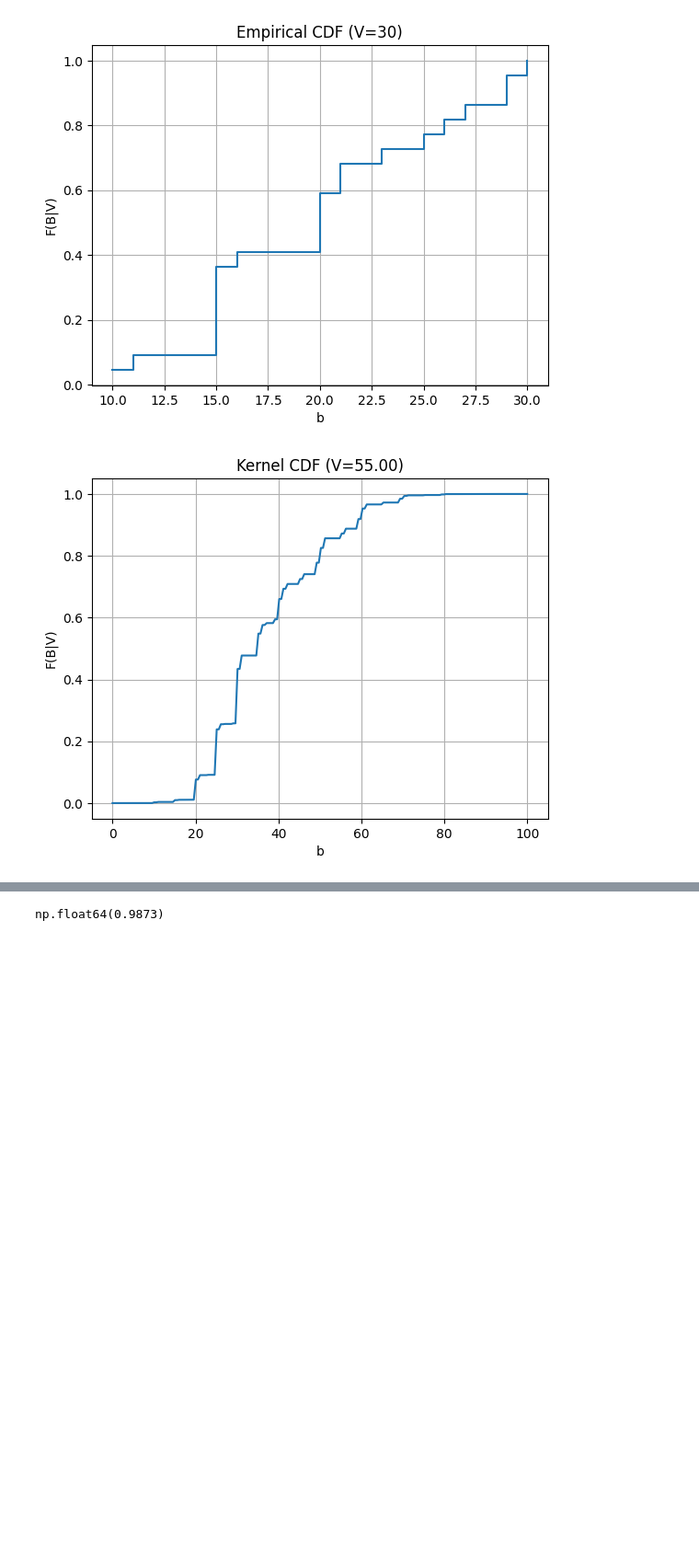
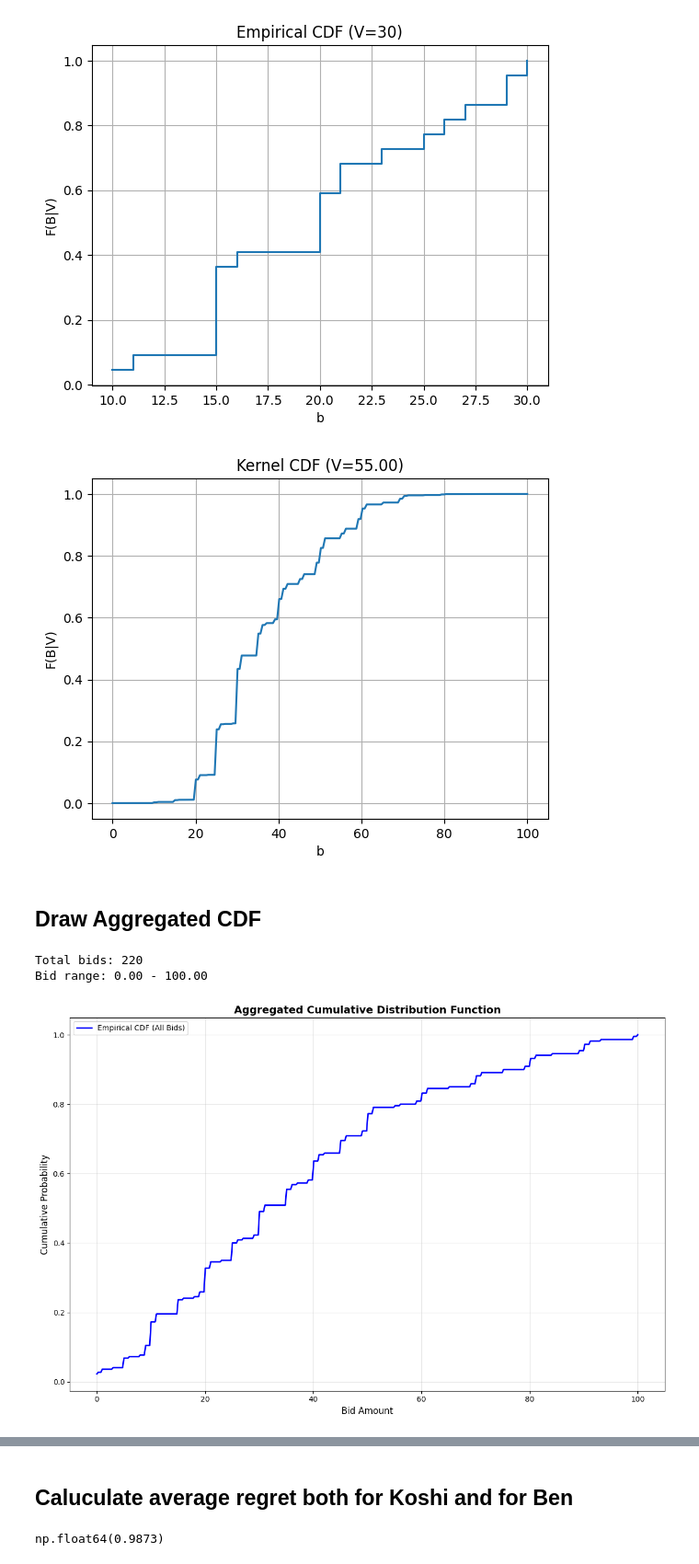
Before and after one commit to KoshiHarashima/CS332, a Jupyter notebook: 332Project1/code/analysis.ipynb, the cells around one changed output, grey strips where cells are left out. Shown at 92% size. Drawn from its saved outputs; the diff is of its cells as text; code cells hidden in the pictures; blank space fills up the shorter version.

```diff
--- a/332Project1/code/analysis.ipynb
+++ b/332Project1/code/analysis.ipynb
@@ -122,0 +133,14 @@ plt.show()
+# %%
+# Create long format data for analysis (v, b columns)
+# This is needed for the analysis that was causing the KeyError
+df_long = pd.melt(df, var_name='v', value_name='b')
+# Convert the 'v' column from 'value_10', 'value_20', etc. to integers
+df_long['v'] = df_long['v'].str.replace('value_', '').astype(int)
+# Remove any rows with missing values
+df_long = df_long.dropna()
+
+print("Long format data created:")
+print(f"Shape: {df_long.shape}")
+print(f"Unique values: {sorted(df_long['v'].unique())}")
+print(f"Bid range: {df_long['b'].min():.2f} - {df_long['b'].max():.2f}")
+df_long.head()
@@ -531,3 +720,63 @@ plt.figure(); plt.plot(b_c, Fc); plt.xlabel("b"); plt.ylabel("F(B|V)"); plt.titl
 # %% [output]
 [figure]
 [figure]
+# %% [markdown]
+## Draw Aggregated CDF
+# %%
+df = pd.read_csv("data/bid_data.csv")  # columns: v (10..100), b
+# change columns for simplicity
+df.columns = ['10', '20', '30', '40', '50',
+              '60', '70', '80', '90', '100']
+
+# 全てのデータ（10×22=220個）を1つの配列にまとめる
+all_bids = []
+for col in df.columns:
+    all_bids.extend(df[col].dropna().tolist())
+
+all_bids = np.array(all_bids)
+print(f"Total bids: {len(all_bids)}")
+print(f"Bid range: {all_bids.min():.2f} - {all_bids.max():.2f}")
+
+# グリッドを作成
+n_grid = 400
+b_grid = np.linspace(all_bids.min(), all_bids.max(), n_grid)
+
+# 全体の累積分布関数（ECDF）を計算
+sorted_bids = np.sort(all_bids)
+n = len(sorted_bids)
+F_hat = np.searchsorted(sorted_bids, b_grid, side='right') / n
+
+# 累積分布をプロット
+plt.figure(figsize=(12, 8))
+plt.plot(b_grid, F_hat, 'b-', linewidth=2, label='Empirical CDF (All Bids)')
+plt.xlabel('Bid Amount', fontsize=12)
+plt.ylabel('Cumulative Probability', fontsize=12)
+plt.title('Aggregated Cumulative Distribution Function', fontsize=14, fontweight='bold')
+plt.grid(True, alpha=0.3)
+plt.legend()
+plt.tight_layout()
+plt.show()
+
+# 統計情報を表示
+print(f"\nStatistics:")
+print(f"Mean: {all_bids.mean():.2f}")
+print(f"Median: {np.median(all_bids):.2f}")
+print(f"Std: {all_bids.std():.2f}")
+print(f"Min: {all_bids.min():.2f}")
+print(f"Max: {all_bids.max():.2f}")
+
+# 例：あるv0に対するplug-in最適入札（b<=v0の範囲でargmax）
+def best_bid(v0):
+    mask = b_grid <= v0
+    util = (v0 - b_grid[mask]) * F_hat[mask]
+    k = np.argmax(util)
+    return b_grid[mask][k], util[k]
+
+print(f"\nOptimal bids:")
+for v0 in [10, 50, 100]:
+    opt_bid, opt_util = best_bid(v0)
+    print(f"Value {v0}: Optimal bid = {opt_bid:.2f}, Expected utility = {opt_util:.2f}")
+# %% [output]
+Total bids: 220
+Bid range: 0.00 - 100.00
+[figure, added]
@@ -534,3 +794,5 @@ plt.figure(); plt.plot(b_c, Fc); plt.xlabel("b"); plt.ylabel("F(B|V)"); plt.titl
+# %% [markdown]
+## Caluculate average regret both for Koshi and for Ben
 # %%
 # Average Regret
 df = pd.read_csv('overlay_results.csv')
```
Also changed, not shown: parts of 18 cells of this notebook, 2 other files.
